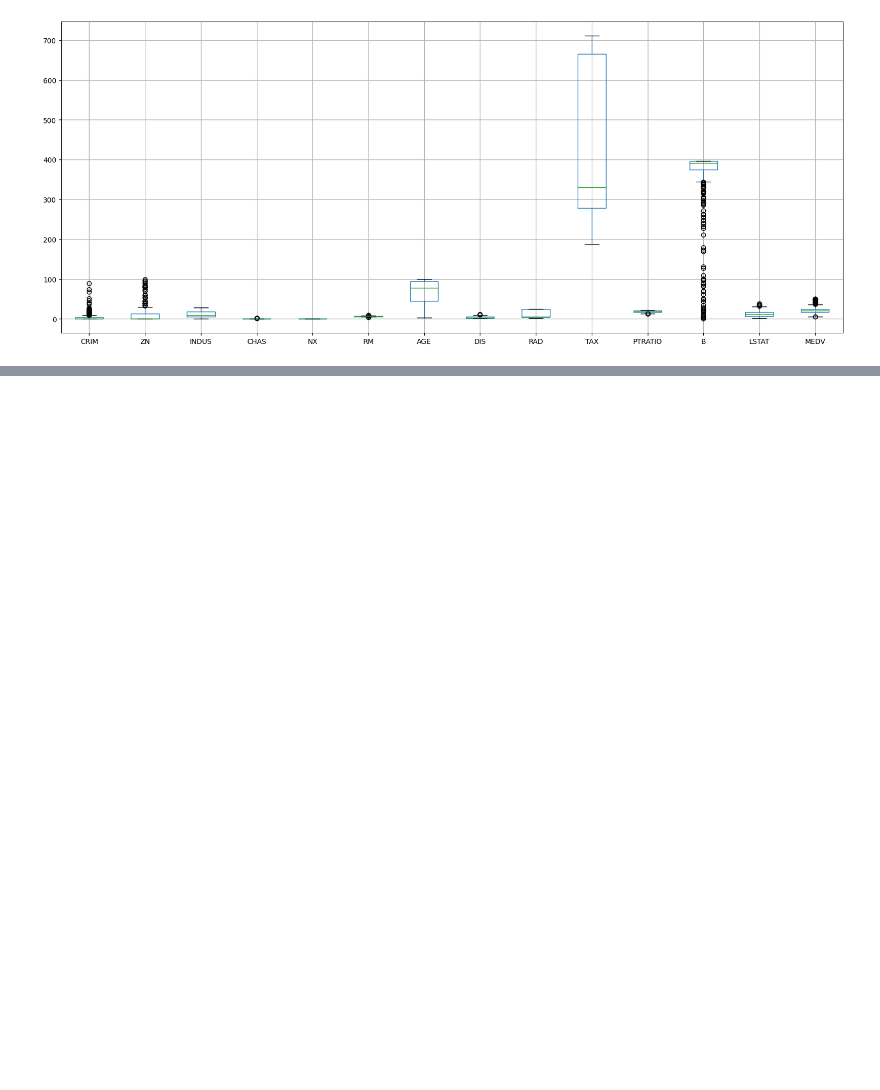
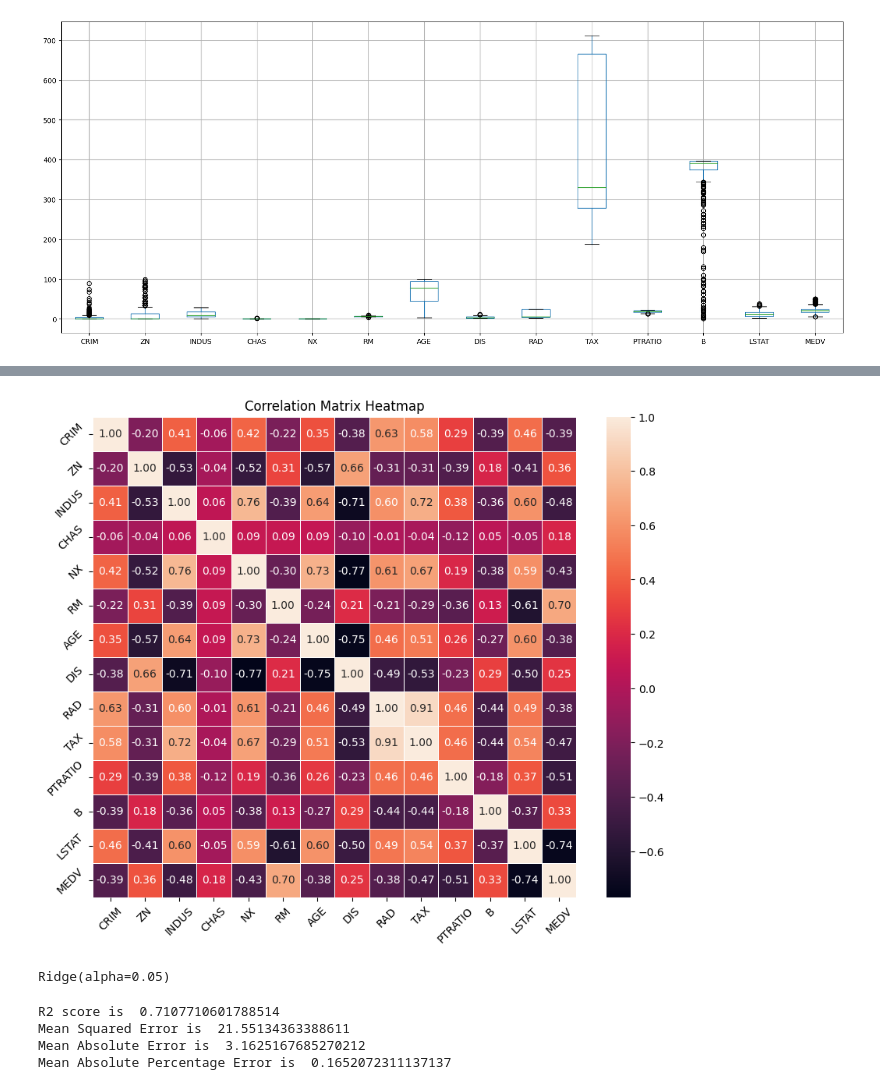
Before and after one commit to Gagangupta25092003/MachineLearningPractice, a Jupyter notebook: RidgeRegression/main.ipynb, the cells around one changed output, grey strips where cells are left out. Cells and saved outputs as stored; diff of their text form; code cells hidden in the pictures; blank space fills up the shorter version.

Commit message:
Completed Ridge Regression

```diff
--- a/RidgeRegression/main.ipynb
+++ b/RidgeRegression/main.ipynb
@@ -55,0 +62,20 @@ X_scaled.boxplot()
+# %%
+import seaborn as sns
+
+corr_matrix = dataset.corr()
+
+# Set up the Matplotlib figure
+plt.figure(figsize=(10, 8))
+
+# Create a heatmap using Seaborn
+sns.heatmap(corr_matrix, annot=True,  fmt=".2f", linewidths=0.5)
+
+# Customize the plot (optional)
+plt.title('Correlation Matrix Heatmap')
+plt.xticks(rotation=45)
+plt.yticks(rotation=45)
+
+# Display the heatmap
+plt.show()
+# %% [output]
+[figure, added]
@@ -55,0 +87,6 @@ X_scaled.boxplot()
+# %%
+from sklearn.linear_model import Ridge
+model = Ridge(alpha=0.05)
+model.fit(x_train, y_train)
+# %% [output]
+Ridge(alpha=0.05)
@@ -55,0 +95,12 @@ X_scaled.boxplot()
+# %%
+from sklearn.metrics import r2_score, mean_absolute_error, mean_absolute_percentage_error, mean_squared_error
+score = r2_score(y_test,y_pred)
+print("R2 score is ",score)
+print("Mean Squared Error is ", mean_squared_error(y_test, y_pred))
+print("Mean Absolute Error is ", mean_absolute_error(y_test, y_pred))
+print("Mean Absolute Percentage Error is ", mean_absolute_percentage_error(y_test, y_pred))
+# %% [output]
+R2 score is  0.7107710601788514
+Mean Squared Error is  21.55134363388611
+Mean Absolute Error is  3.1625167685270212
+Mean Absolute Percentage Error is  0.1652072311137137
```
Also changed, not shown: parts of 4 cells of this notebook, 1 other file.
